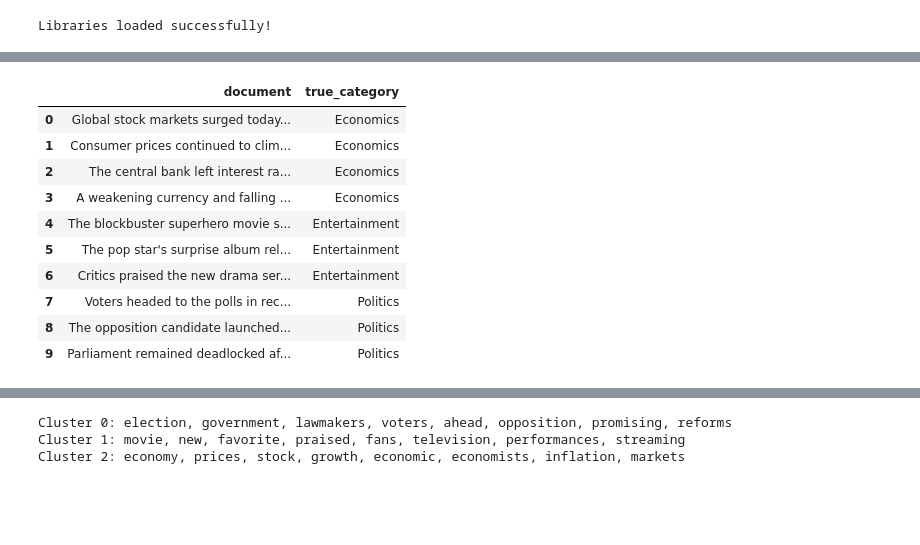
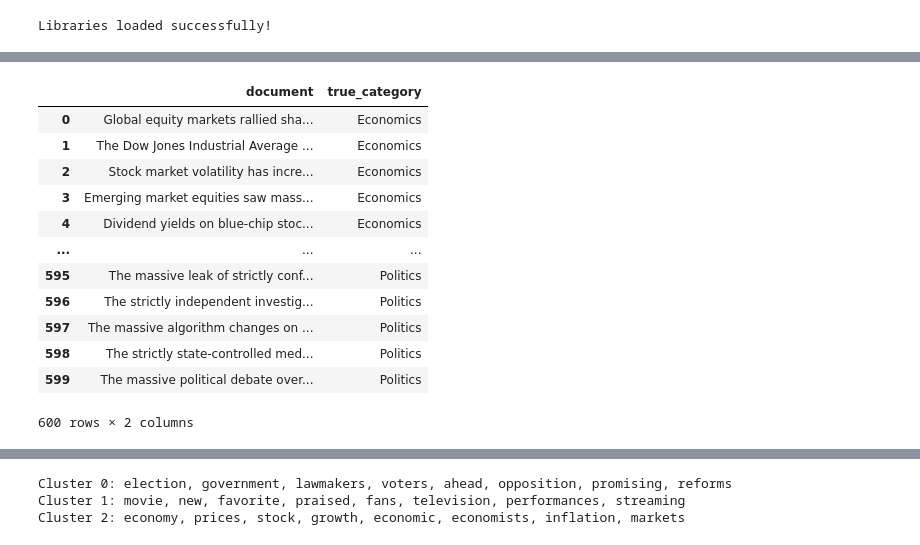
Before and after one commit to sanjiv576/Server-Vertical-Search-Engine, a Jupyter notebook: testing/clustering_test.ipynb, the cells around one changed output, grey strips where cells are left out. Drawn from its saved outputs; the diff is of its cells as text; code cells hidden in the pictures; blank space fills up the shorter version.

Commit message:
contains bugs and Implement code changes to enhance functionality and improve performance

```diff
--- a/testing/clustering_test.ipynb
+++ b/testing/clustering_test.ipynb
@@ -24,57 +770,22 @@ Libraries loaded successfully!
 # %%
-documents = [
-    # ---------------- Economics ----------------
-    "Global stock markets surged today as investors welcomed strong corporate earnings, and "
-    "analysts said the stock market rally reflects growing confidence in the economy.",
+documents = economics_docs + entertainment_docs + politics_docs
 
-    "Consumer prices continued to climb this month, and economists warned that rising inflation "
-    "and higher prices across the economy could weaken household spending power.",
-
-    "The central bank left interest rates unchanged, but policymakers said future interest rate "
-    "decisions will depend on economic growth and inflation data in the coming months.",
-
-    "A weakening currency and falling exports have raised concerns among economists about the "
-    "overall economy, with slower economic growth expected across major markets next year.",
-
-    # ---------------- Entertainment ----------------
-    "The blockbuster superhero movie shattered box office records over the weekend, and fans "
-    "praised the film for its stunning visual effects and gripping movie storyline.",
-
-    "The pop star's surprise album release sent fans into a frenzy, as the singer's new songs "
-    "topped music charts and became an instant fan favorite this week.",
-
-    "Critics praised the new drama series for its compelling performances, calling it the "
-    "must-watch television show of the season and a favorite among streaming audiences.",
-
-    # ---------------- Politics ----------------
-    "Voters headed to the polls in record numbers for the closely watched election, with both "
-    "candidates campaigning hard for votes ahead of the final election results.",
-
-    "The opposition candidate launched a nationwide election campaign, promising government "
-    "reforms and appealing to voters ahead of next month's national election.",
-
-    "Parliament remained deadlocked after lawmakers failed to pass the government's proposed "
-    "budget bill, as opposition lawmakers in government continued to block the vote.",
-]
-
-true_categories = [
-    "Economics", "Economics", "Economics", "Economics",
-    "Entertainment", "Entertainment", "Entertainment",
-    "Politics", "Politics", "Politics",
-]
+true_categories = ["Economics"]*200 + ["Entertainment"]*200 + ["Politics"]*200
 
 # defining a frame for the documents and actual category
 df = pd.DataFrame({"document": documents, "true_category": true_categories})
 df
 # %% [output]
 |  | document | true_category |
-| 0 | Global stock markets surged today... | Economics |
-| 1 | Consumer prices continued to clim... | Economics |
-| 2 | The central bank left interest ra... | Economics |
-| 3 | A weakening currency and falling ... | Economics |
-| 4 | The blockbuster superhero movie s... | Entertainment |
-| 5 | The pop star's surprise album rel... | Entertainment |
-| 6 | Critics praised the new drama ser... | Entertainment |
-| 7 | Voters headed to the polls in rec... | Politics |
-| 8 | The opposition candidate launched... | Politics |
-| 9 | Parliament remained deadlocked af... | Politics |
+| 0 | Global equity markets rallied sha... | Economics |
+| 1 | The Dow Jones Industrial Average ... | Economics |
+| 2 | Stock market volatility has incre... | Economics |
+| 3 | Emerging market equities saw mass... | Economics |
+| 4 | Dividend yields on blue-chip stoc... | Economics |
+| ... | ... | ... |
+| 595 | The massive leak of strictly conf... | Politics |
+| 596 | The strictly independent investig... | Politics |
+| 597 | The massive algorithm changes on ... | Politics |
+| 598 | The strictly state-controlled med... | Politics |
+| 599 | The massive political debate over... | Politics |
+600 rows × 2 columns
```
Also changed, not shown: parts of 10 cells of this notebook.
